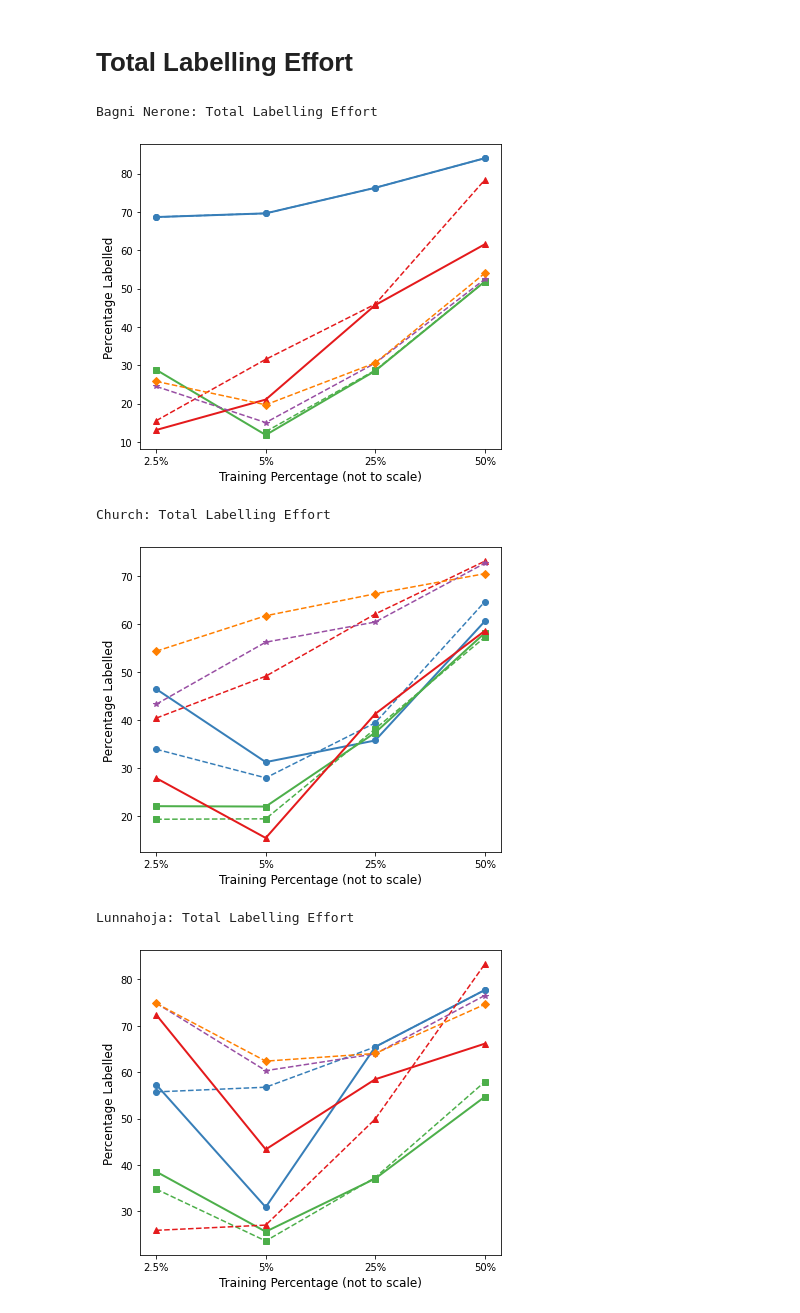
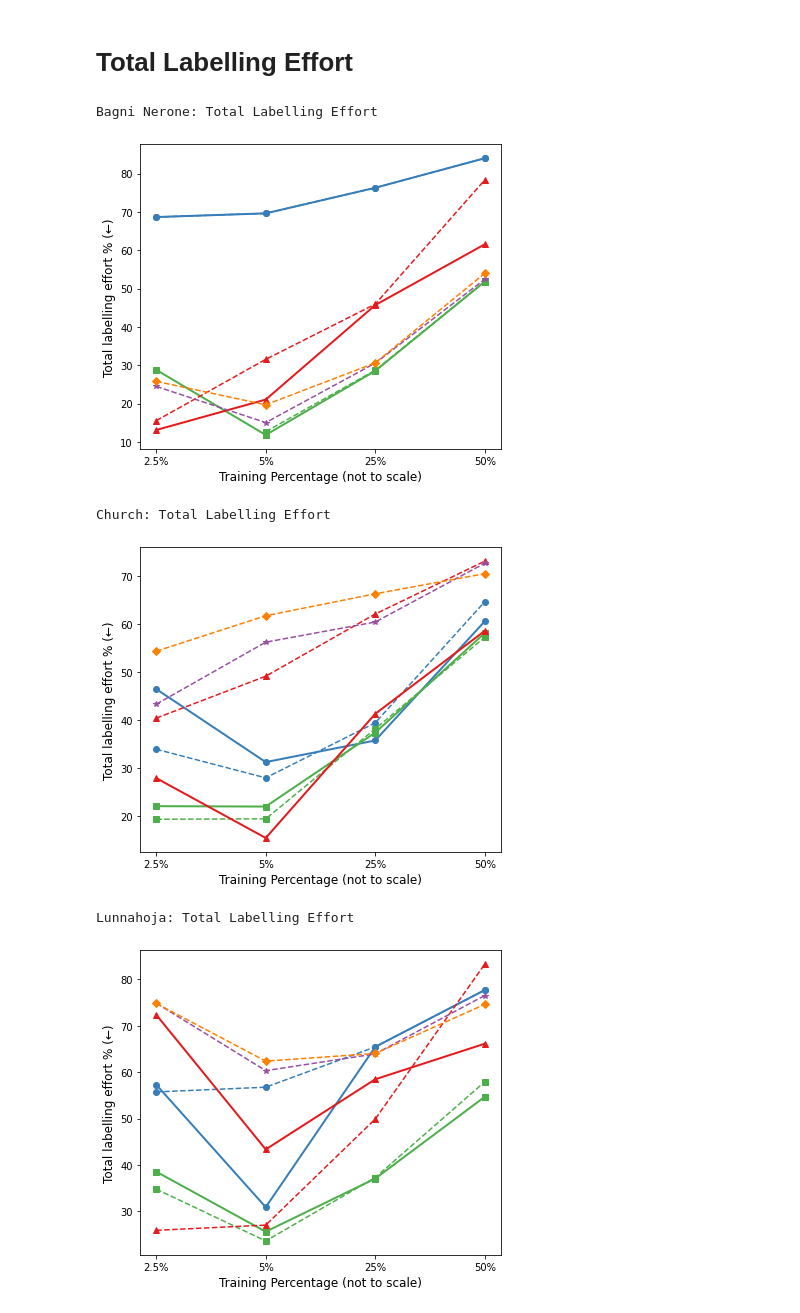
Before and after one commit to LucHayward/Pointnet_Pointnet2_pytorch, a Jupyter notebook: DataVis/Data_vis.ipynb, the cells around one changed output. Cells and saved outputs as stored; diff of their text form; code cells hidden in the pictures.

```diff
--- a/DataVis/Data_vis.ipynb
+++ b/DataVis/Data_vis.ipynb
@@ -385,14 +344,14 @@ Lunnahoja: 50% Holdout Improvement over RF
 # %%
 from Results_tables import total_labelling_effort
 
 for e in total_labelling_effort.experiments:
     df = text_to_df(e.vals)
-    generate_line_plot(e.scene, df, "Total Labelling Effort", pretrained=False, root='total_labelling_effort/', y_axis_label="Percentage Labelled")
+    generate_line_plot(e.scene, df, "Total Labelling Effort", pretrained=False, root='total_labelling_effort/', y_axis_label="Total labelling effort % (←)")
 # %% [output]
 Bagni Nerone: Total Labelling Effort
-[figure, old version]
+[figure, new version]
 Church: Total Labelling Effort
-[figure, old version]
+[figure, new version]
 Lunnahoja: Total Labelling Effort
-[figure, old version]
+[figure, new version]
 Montelupo: Total Labelling Effort
```
Also changed, not shown: parts of 4 cells of this notebook, 23 other files.
